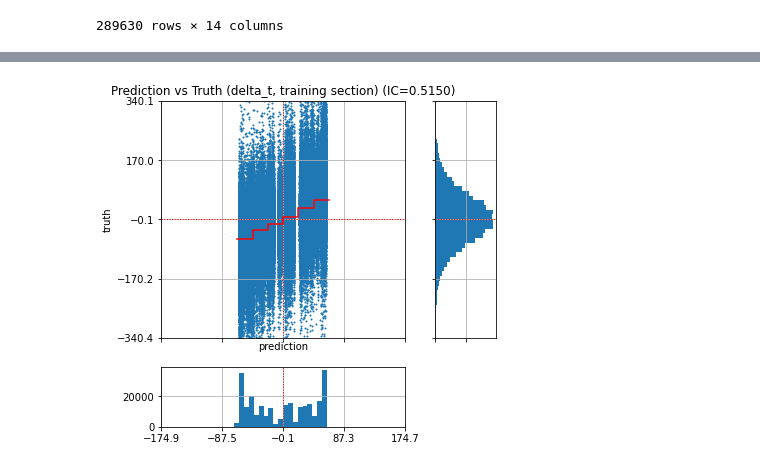
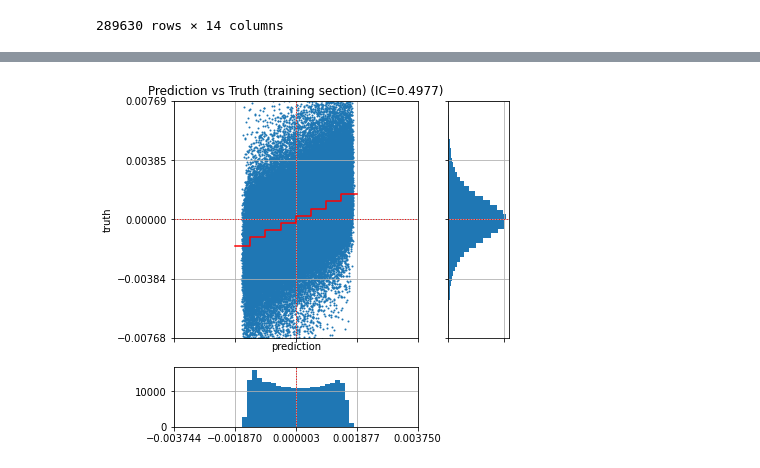
Before and after one commit to WannabeBotter/crypto_misc_jupyter, a Jupyter notebook: lightgbm_exercise/lightgbm_exercise.ipynb, the cells around one changed output, grey strips where cells are left out. Drawn from its saved outputs; the diff is of its cells as text; code cells hidden in the pictures.

Commit message:
Logdiff from buy/sell ratio

```diff
--- a/lightgbm_exercise/lightgbm_exercise.ipynb
+++ b/lightgbm_exercise/lightgbm_exercise.ipynb
@@ -92,6 +89,9 @@ def calc_features(df):
     low = df['Low']
     close = df['Close']
     volume = df['dollar_buy_volume'] + df['dollar_sell_volume']
+
+    df['CLOSE_LOG'] = np.log(df['Close'])
+    df['CLOSE_LOGDIFF'] = df['CLOSE_LOG'].diff()
 
     # ドルバー由来の特徴量を追加
     df['TIME'] = df['Datetime']
@@ -196,11 +196,15 @@ def display_true_vs_pred(series_true, series_pred, subtitle):
 # %%
 # 学習に利用しない特徴量はコメントアウトすること
 features = sorted([
-    'BUY_RATIO',
-#    'BUY_RATIO_DIFF_T-1', 'BUY_RATIO_DIFF_T-2', 'BUY_RATIO_DIFF_T-3', 'BUY_RATIO_DIFF_T-4',
-#    'SELL_RATIO', 'SELL_RATIO_DIFF_T-1', 'SELL_RATIO_DIFF_T-2', 'SELL_RATIO_DIFF_T-3', 'SELL_RATIO_DIFF_T-4',
-#    'LIQUIDATION_BUY_RATIO', 'LIQUIDATION_BUY_RATIO_DIFF_T-1', 'LIQUIDATION_BUY_RATIO_DIFF_T-2', 'LIQUIDATION_BUY_RATIO_DIFF_T-3', 'LIQUIDATION_BUY_RATIO_DIFF_T-4',
-#    'LIQUIDATION_SELL_RATIO', 'LIQUIDATION_SELL_RATIO_DIFF_T-1', 'LIQUIDATION_SELL_RATIO_DIFF_T-2', 'LIQUIDATION_SELL_RATIO_DIFF_T-3', 'LIQUIDATION_SELL_RATIO_DIFF_T-4',
+#    'BUY_RATIO',
+    'BUY_RATIO_DIFF_T-1', 'BUY_RATIO_DIFF_T-2', 'BUY_RATIO_DIFF_T-3', 'BUY_RATIO_DIFF_T-4',
+#    'SELL_RATIO',
+    'SELL_RATIO_DIFF_T-1', 'SELL_RATIO_DIFF_T-2', 'SELL_RATIO_DIFF_T-3', 'SELL_RATIO_DIFF_T-4',
+#    'LIQUIDATION_BUY_RATIO',
+#    'LIQUIDATION_BUY_RATIO_DIFF_T-1', 'LIQUIDATION_BUY_RATIO_DIFF_T-2', 'LIQUIDATION_BUY_RATIO_DIFF_T-3', 'LIQUIDATION_BUY_RATIO_DIFF_T-4',
+#    'LIQUIDATION_SELL_RATIO',
+#    'LIQUIDATION_SELL_RATIO_DIFF_T-1', 'LIQUIDATION_SELL_RATIO_DIFF_T-2', 'LIQUIDATION_SELL_RATIO_DIFF_T-3', 'LIQUIDATION_SELL_RATIO_DIFF_T-4',
+#    'DELTA_TIME',
 #    'DELTA_TIME_T-1', 'DELTA_TIME_T-2', 'DELTA_TIME_T-3', 'DELTA_TIME_T-4',
 ])
 # %%
@@ -224,7 +228,7 @@ if options['train_with_optuna'] == True:
 else:
     use_optuna = False
 
-lgb_util.train_cv(df_train[features], df_train['Open']-df_train['Close'], folds, use_optuna = use_optuna)
+lgb_util.train_cv(df_train[features], df_train['CLOSE_LOGDIFF'], folds, use_optuna = use_optuna)
 # %% [output]
 |  | Datetime | Open | High | Low | Close | dollar_volume | dollar_buy_volume | dollar_sell_volume | ... |
 | 0 | 2021-01-01 00:13:58.357000+00:00 | 28850.0 | 28852.0 | 28767.5 | 28767.5 | 4.943562e+06 | 8.085778e+05 | 4.134984e+06 | ... |
@@ -242,15 +246,15 @@ lgb_util.train_cv(df_train[features], df_train['Open']-df_train['Close'], folds,
 # %%
 # トレーニング区間のデータに売買アクションと特徴量を追加
 df_train = df[(df['Datetime'] >= '2021-01-01 00:00:00+00') & (df['Datetime'] < '2022-01-01 00:00:00+00')].reset_index().copy()
 df_train = calc_features(df_train)
 
 # 学習区間について予測を行い、学習したモデルの性能を確認する
 df_train['y_pred'] = lgb_util.predict(df_train[features], folds, predict_training = True)
 
 # 真値と予測値の関係を見る
-display_true_vs_pred(df_train['Open']-df_train['Close'], df_train['y_pred'], 'Prediction vs Truth (delta_t, training section)')
+display_true_vs_pred(df_train['CLOSE_LOGDIFF'], df_train['y_pred'], 'Prediction vs Truth (training section)')
 # %% [output]
-[figure, old version]
+[figure, new version]
 # %%
 # バリデーション区間について予測を行い、学習したモデルの性能を確認する
 df_train['y_pred'] = lgb_util.predict(df_train[features], folds)
```
Also changed, not shown: parts of 5 cells of this notebook.
